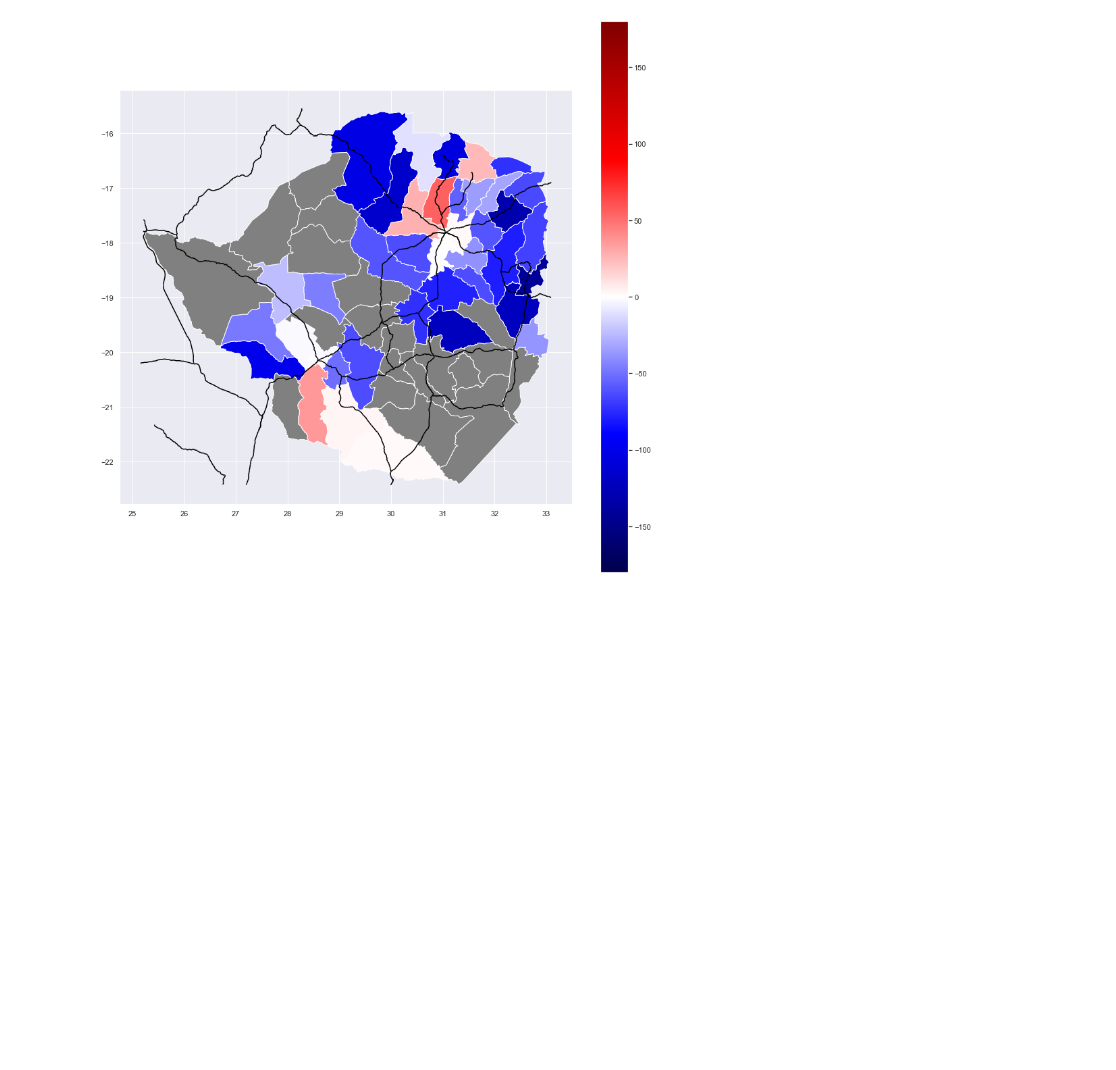
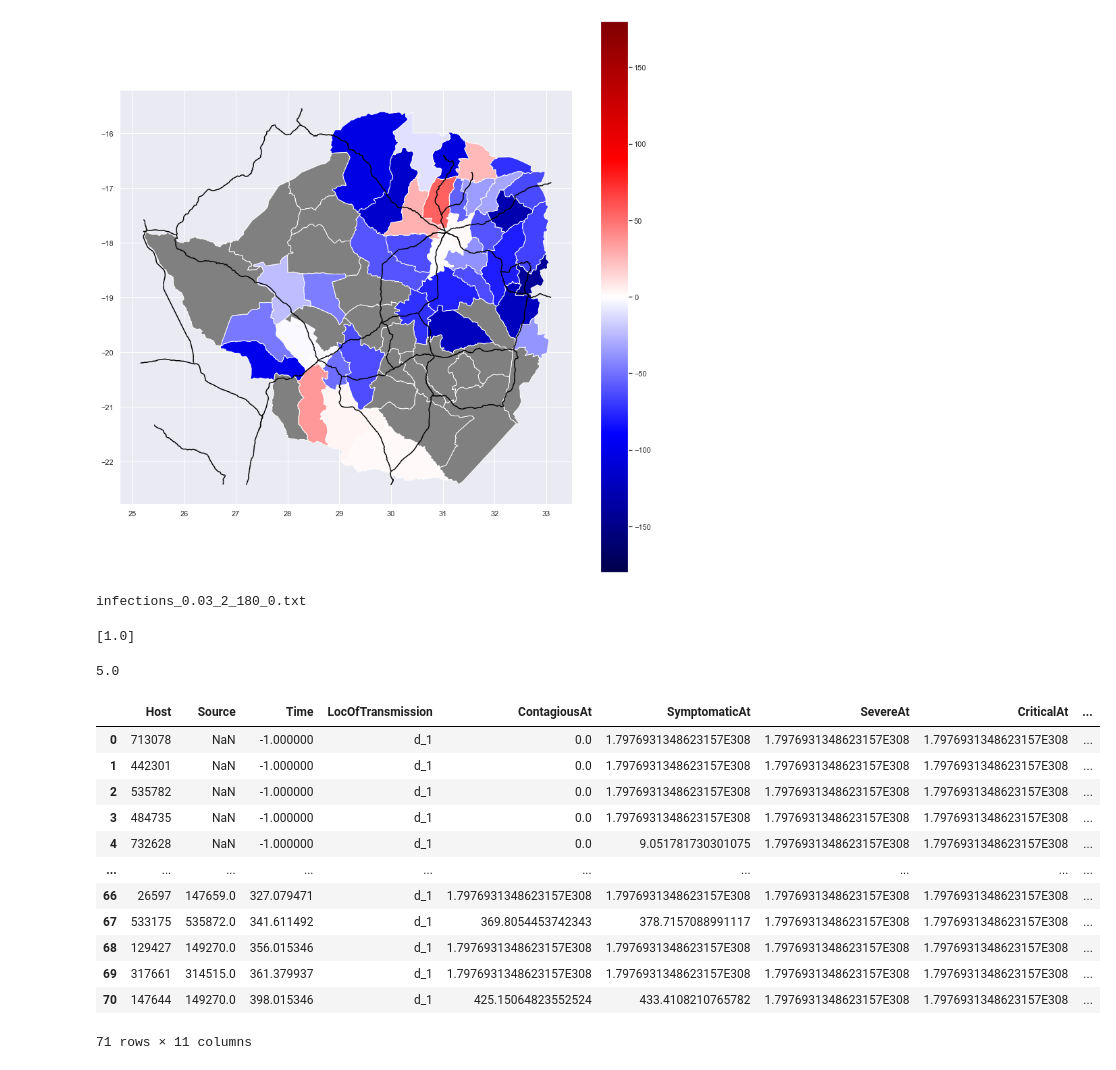
Before and after one commit to dime-worldbank/Disease-Modelling-SSA, a Jupyter notebook: notebooks/JavaOutputProcessing.ipynb, the cells around one changed output. Saved outputs shown, nothing was run; the diff lists cells and outputs as text; code cells hidden in the pictures; blank space fills up the shorter version.

```diff
--- a/notebooks/JavaOutputProcessing.ipynb
+++ b/notebooks/JavaOutputProcessing.ipynb
@@ -355,0 +360,71 @@ trunkRoads.plot(ax=ax, color="black")
+# %%
+import os
+import pandas as pd
+import pylab as plt
+import numpy as np
+
+path = "/Users/swise/workspace/worldbank/Disease-Modelling-SSA/notebooks/"#"/Users/swise/workspace/worldbank/Disease-Modelling-SSA/data/verification/output/"
+
+files = os.listdir(path)
+
+cutoffFromEnd = 6 * (180 - 9)
+
+r_effs = []
+
+# assemble the data from all the files
+for f in files:
+    if(f.startswith("infections")): # only select the "infection" outputs
+
+        print(f)
+        # read in the data from the file
+        r_data = pd.read_csv(path + f, sep='\t')
+
+        # the "Source" data gets read in as a float - just convert it for ease!
+        r_data["myHost"] = [float(x) for x in r_data["Host"]]
+
+        # omit the people who did not actually have a case (that is, contagion never happened)
+        properCases = r_data[r_data["ContagiousAt"] != "1.7976931348623157E308"]
+        numProperCases = properCases.shape[0]
+
+        # find how many cases have been, thus far, produced
+        numSeededCases = sum(pd.isna(properCases["Source"]))
+
+        # find out how many people could possibly have produced these
+        possibleProducers = properCases["Time"] < cutoffFromEnd
+        numPossibleProducers = possibleProducers.shape[0]
+
+        #numUnique = np.unique(properCases["Source"])
+        r_effs.append(numProperCases / numPossibleProducers)
+
+        #plt.plot(r_data["time"][1:], r_data["metric_new_cases_sympt"][1:],'r-', alpha=0.2)
+r_effs
+# %% [output]
+infections_0.03_2_180_0.txt
+[1.0]
+# %%
+x = [5,0,0,0,0]
+y = [1,1,1,1,1]
+z = [5,5,5,5,5]
+
+def r_eff(a):
+    return sum(a)/len(a)
+
+print(r_eff(z))
+# %% [output]
+5.0
+# %%
+r_data
+# %% [output]
+|  | Host | Source | Time | LocOfTransmission | ContagiousAt | SymptomaticAt | SevereAt | CriticalAt | ... |
+| 0 | 713078 | NaN | -1.000000 | d_1 | 0.0 | 1.7976931348623157E308 | 1.7976931348623157E308 | 1.7976931348623157E308 | ... |
+| 1 | 442301 | NaN | -1.000000 | d_1 | 0.0 | 1.7976931348623157E308 | 1.7976931348623157E308 | 1.7976931348623157E308 | ... |
+| 2 | 535782 | NaN | -1.000000 | d_1 | 0.0 | 1.7976931348623157E308 | 1.7976931348623157E308 | 1.7976931348623157E308 | ... |
+| 3 | 484735 | NaN | -1.000000 | d_1 | 0.0 | 1.7976931348623157E308 | 1.7976931348623157E308 | 1.7976931348623157E308 | ... |
+| 4 | 732628 | NaN | -1.000000 | d_1 | 0.0 | 9.051781730301075 | 1.7976931348623157E308 | 1.7976931348623157E308 | ... |
+| ... | ... | ... | ... | ... | ... | ... | ... | ... | ... |
+| 66 | 26597 | 147659.0 | 327.079471 | d_1 | 1.7976931348623157E308 | 1.7976931348623157E308 | 1.7976931348623157E308 | 1.7976931348623157E308 | ... |
+| 67 | 533175 | 535872.0 | 341.611492 | d_1 | 369.8054453742343 | 378.7157088991117 | 1.7976931348623157E308 | 1.7976931348623157E308 | ... |
+| 68 | 129427 | 149270.0 | 356.015346 | d_1 | 1.7976931348623157E308 | 1.7976931348623157E308 | 1.7976931348623157E308 | 1.7976931348623157E308 | ... |
+| 69 | 317661 | 314515.0 | 361.379937 | d_1 | 1.7976931348623157E308 | 1.7976931348623157E308 | 1.7976931348623157E308 | 1.7976931348623157E308 | ... |
+| 70 | 147644 | 149270.0 | 398.015346 | d_1 | 425.15064823552524 | 433.4108210765782 | 1.7976931348623157E308 | 1.7976931348623157E308 | ... |
+71 rows × 11 columns
```
Also changed, not shown: parts of 6 cells of this notebook, 7 other files.
